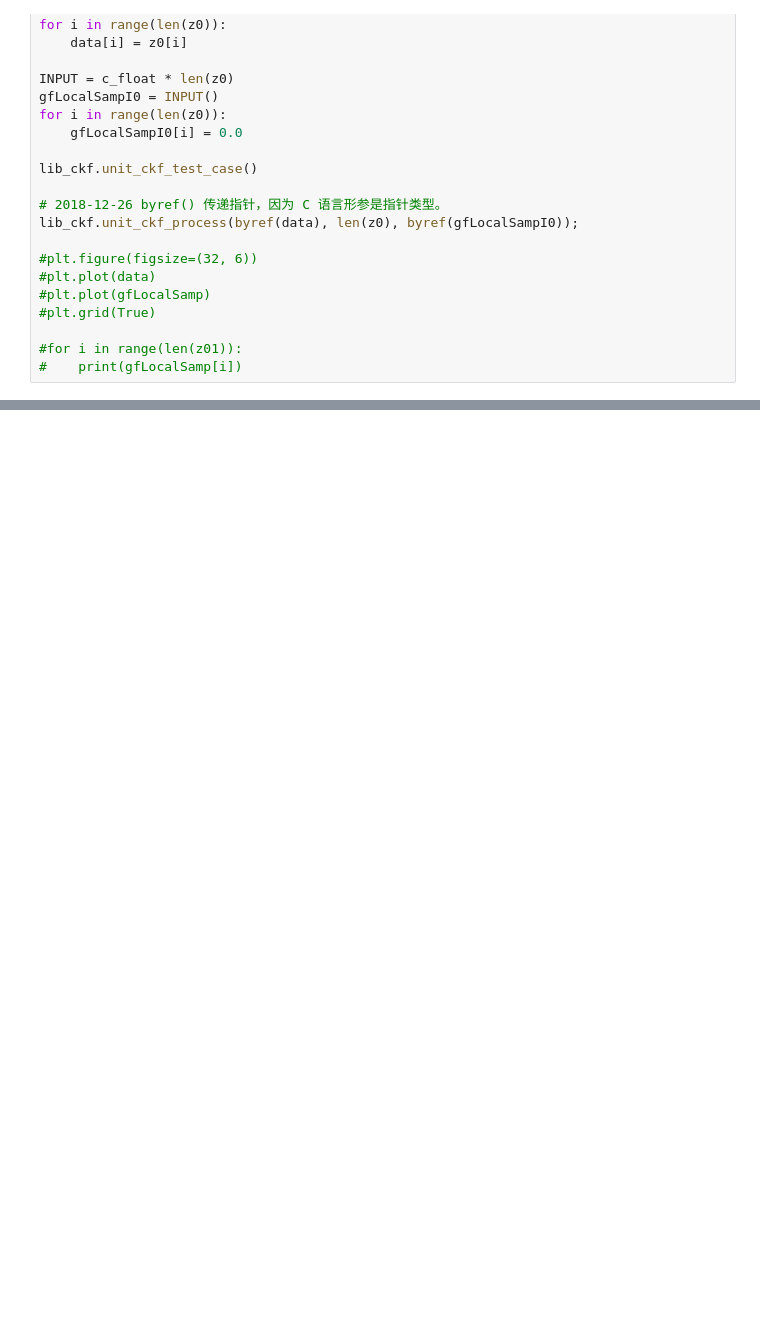
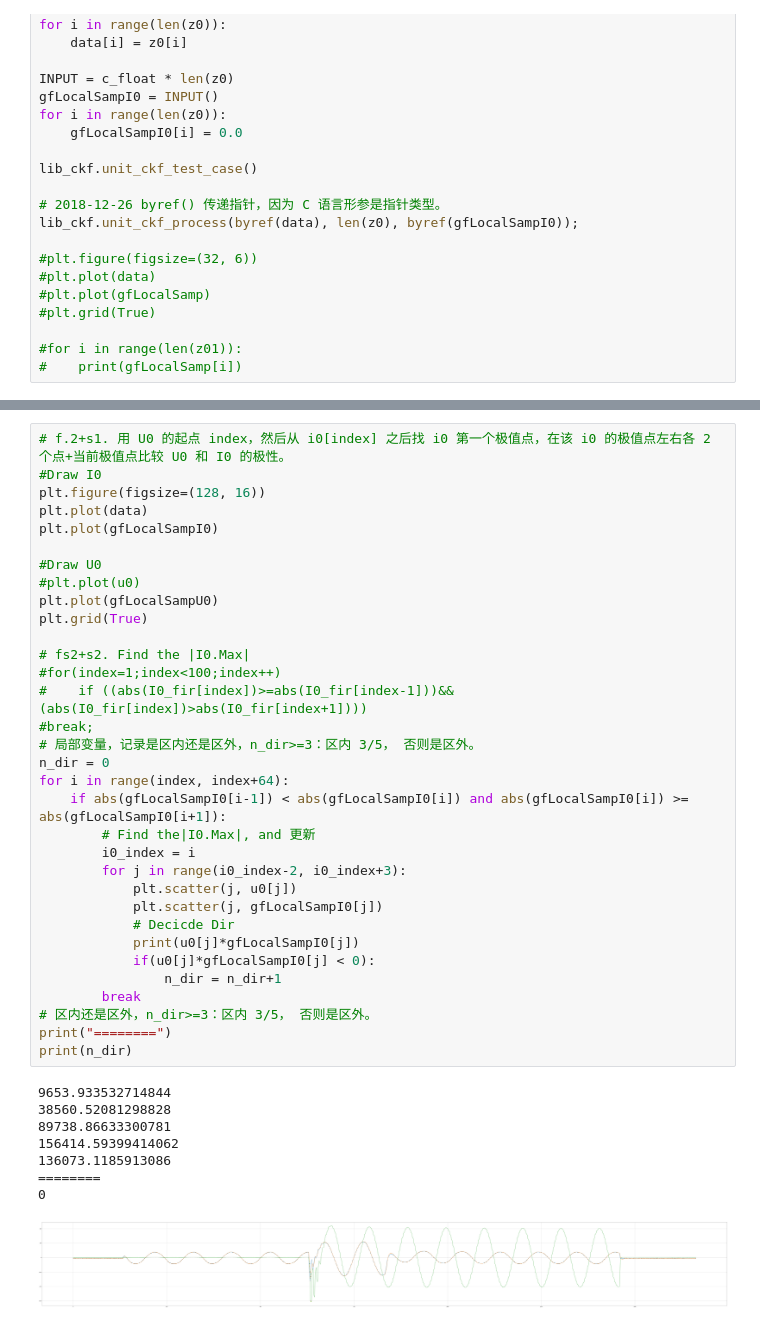
Before and after one commit to blueliuyun/AnomalyDectect, a Jupyter notebook: test_ckf_u0_code.ipynb, the cells around one changed output, grey strips where cells are left out. Saved outputs shown, nothing was run; the diff lists cells and outputs as text; blank space fills up the shorter version.

```diff
--- a/test_ckf_u0_code.ipynb
+++ b/test_ckf_u0_code.ipynb
@@ -162,0 +248,42 @@ print(u0[index+3]*gfLocalSampI0[index+3])
+# %%
+# f.2+s1. 用 U0 的起点 index，然后从 i0[index] 之后找 i0 第一个极值点，在该 i0 的极值点左右各 2 个点+当前极值点比较 U0 和 I0 的极性。
+#Draw I0
+plt.figure(figsize=(128, 16))
+plt.plot(data)
+plt.plot(gfLocalSampI0)
+
+#Draw U0
+#plt.plot(u0)
+plt.plot(gfLocalSampU0)
+plt.grid(True)
+
+# fs2+s2. Find the |I0.Max|
+#for(index=1;index<100;index++)
+#    if ((abs(I0_fir[index])>=abs(I0_fir[index-1]))&&(abs(I0_fir[index])>abs(I0_fir[index+1])))
+#break;
+# 局部变量，记录是区内还是区外，n_dir>=3：区内 3/5， 否则是区外。
+n_dir = 0
+for i in range(index, index+64):
+    if abs(gfLocalSampI0[i-1]) < abs(gfLocalSampI0[i]) and abs(gfLocalSampI0[i]) >= abs(gfLocalSampI0[i+1]):
+        # Find the|I0.Max|, and 更新
+        i0_index = i
+        for j in range(i0_index-2, i0_index+3):
+            plt.scatter(j, u0[j])
+            plt.scatter(j, gfLocalSampI0[j])
+            # Decicde Dir
+            print(u0[j]*gfLocalSampI0[j])
+            if(u0[j]*gfLocalSampI0[j] < 0):
+                n_dir = n_dir+1
+        break
+# 区内还是区外，n_dir>=3：区内 3/5， 否则是区外。
+print("========")
+print(n_dir)
+# %% [output]
+9653.933532714844
+38560.52081298828
+89738.86633300781
+156414.59399414062
+136073.1185913086
+========
+0
+[figure, added]
```
Also changed, not shown: parts of 3 cells of this notebook.
